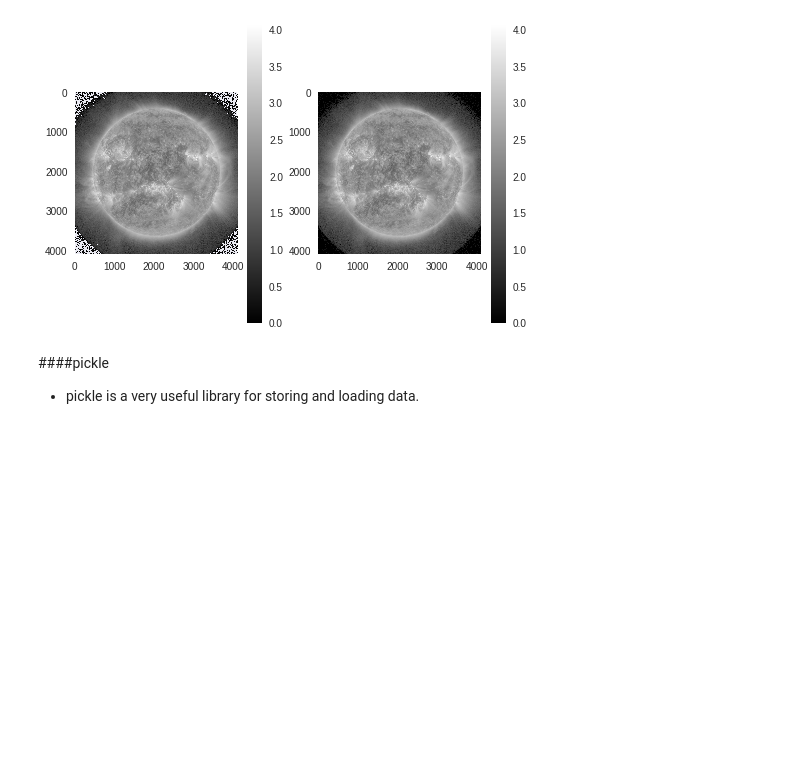
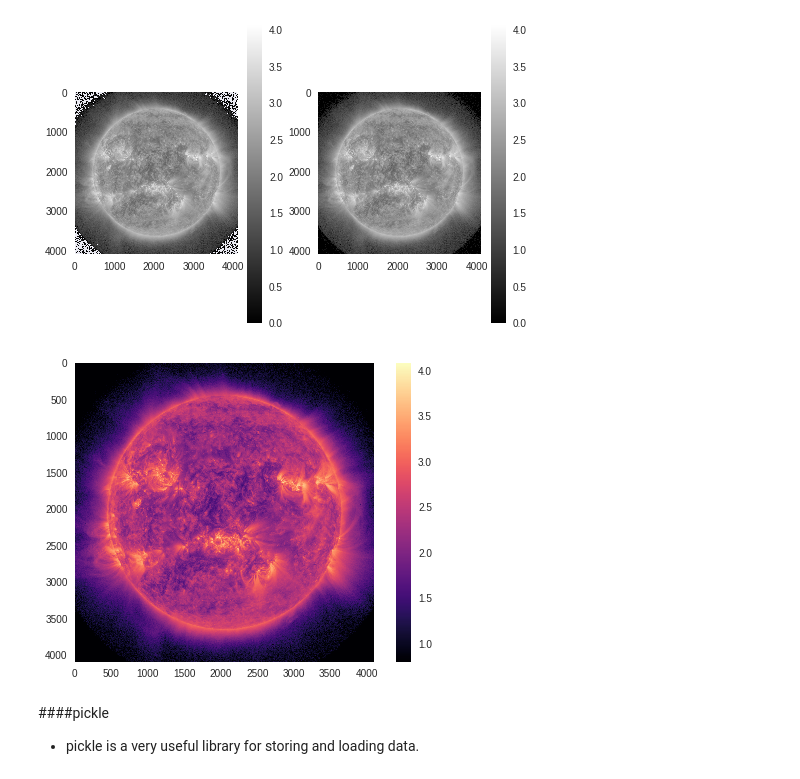
Before and after one commit to Hyenni/analysis_Astronomy_Data, a Jupyter notebook: sun.ipynb, the cells around one changed output. Drawn from its saved outputs; the diff is of its cells as text; code cells hidden in the pictures; blank space fills up the shorter version.

```diff
--- a/sun.ipynb
+++ b/sun.ipynb
@@ -98,6 +99,16 @@ plt.grid(None)
 plt.show()
 # %% [output]
 [figure]
+# %%
+#colormap = magma
+fig, ax = plt.subplots()
+im = plt.imshow(log_data3, cmap=cm.magma, vmin=0.8)
+plt.colorbar(im, ax=ax)
+
+plt.grid(None)
+plt.show()
+# %% [output]
+[figure, added]
 # %% [markdown]
 ####pickle
 
```
Also changed, not shown: parts of 18 cells of this notebook.
